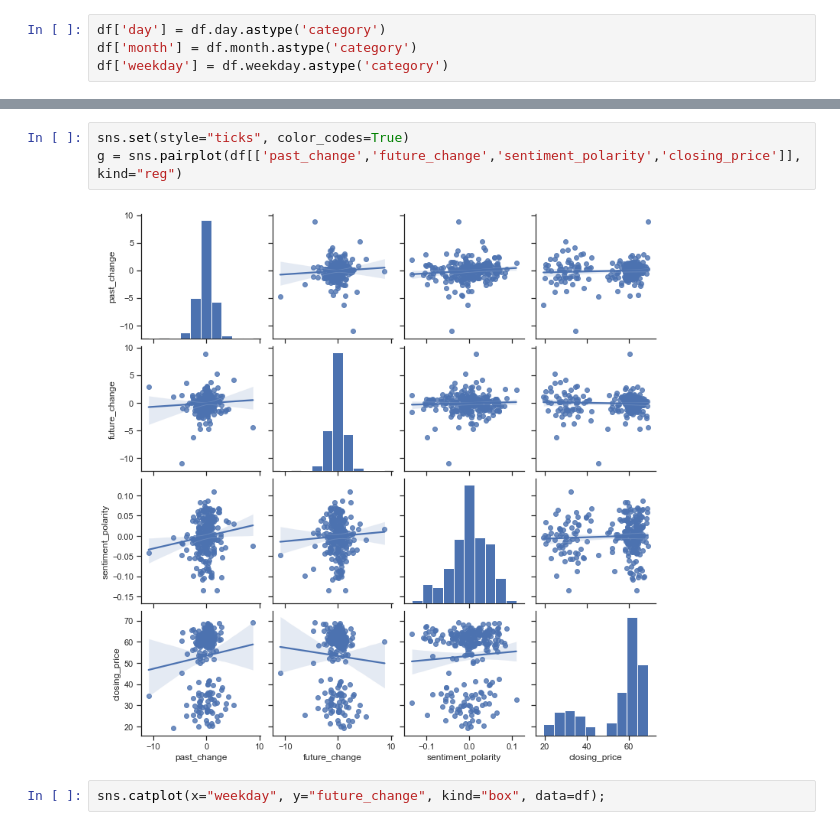
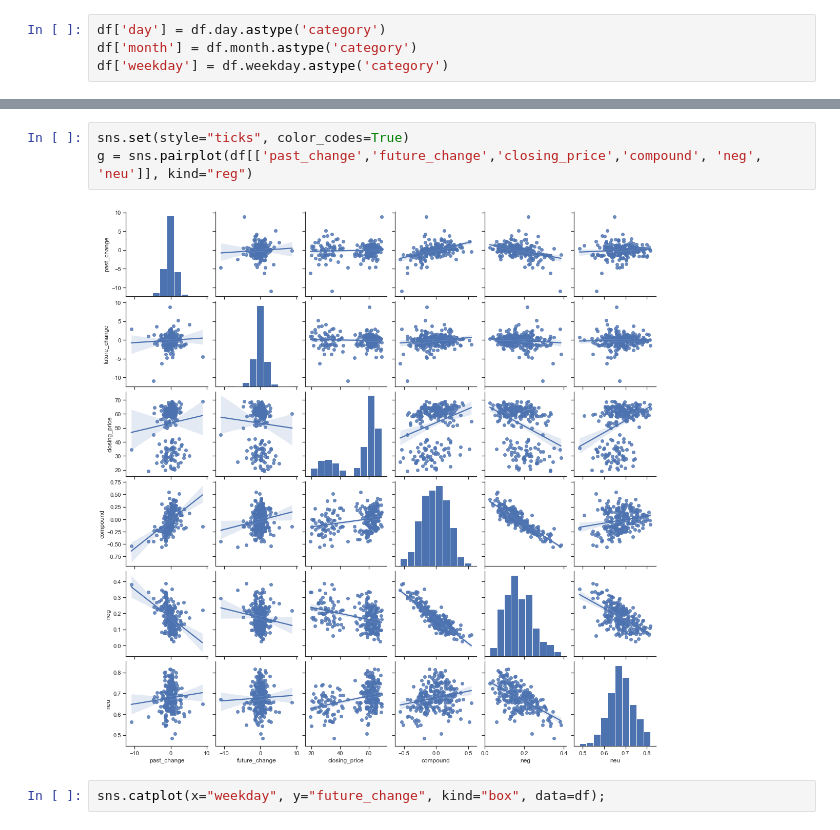
Before and after one commit to Danesh-WQD180067/WQD7005-Group, a Jupyter notebook: Insights and Interpretation.ipynb, the cells around one changed output, grey strips where cells are left out. Cells and saved outputs as stored; diff of their text form.

```diff
--- a/Insights and Interpretation.ipynb
+++ b/Insights and Interpretation.ipynb
@@ -58,8 +54,8 @@ memory usage: 21.0+ KB
 # %%
 sns.set(style="ticks", color_codes=True)
-g = sns.pairplot(df[['past_change','future_change','sentiment_polarity','closing_price']], kind="reg")
+g = sns.pairplot(df[['past_change','future_change','closing_price','compound', 'neg', 'neu']], kind="reg")
 # %% [output]
-[figure, old version]
+[figure, new version]
 # %%
 sns.catplot(x="weekday", y="future_change", kind="box", data=df);
 # %% [output]
```
Also changed, not shown: parts of 4 cells of this notebook, 3 other files.
